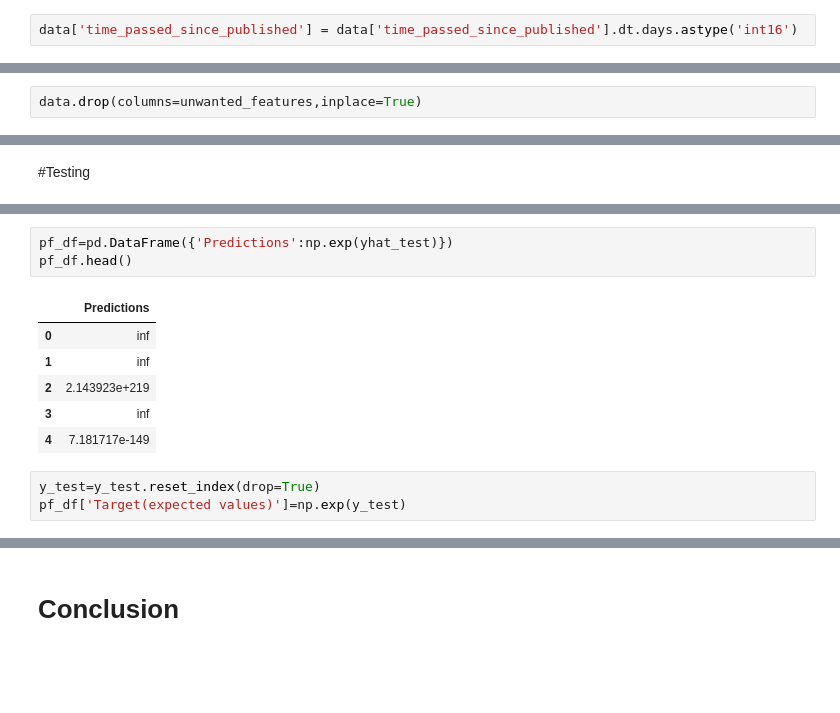
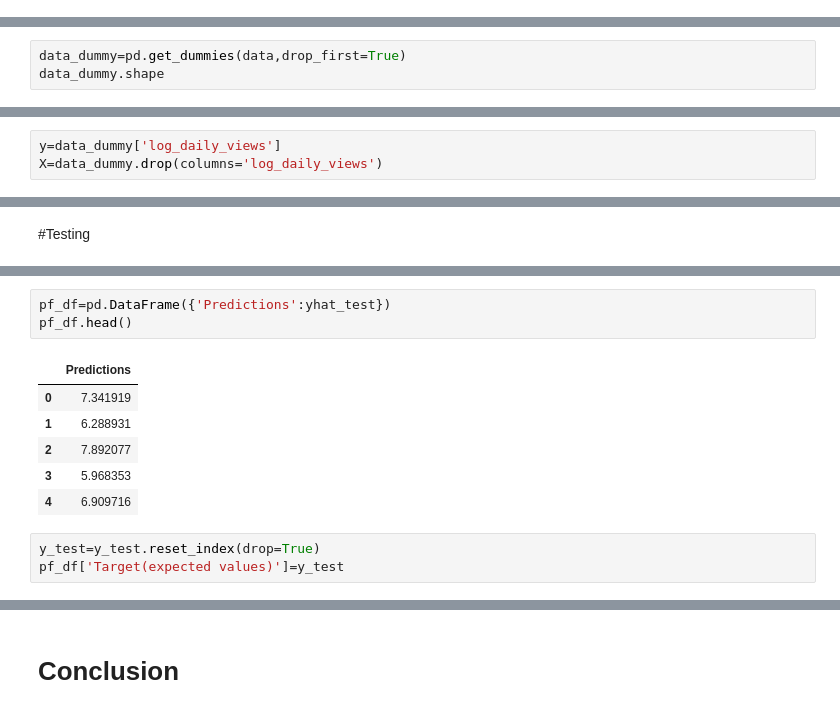
Before and after one commit to Rahul2661998/Capstone-Project-Ted-Talk-Views-Prediction-, a Jupyter notebook: Ted_Talk_Views_Predictions.ipynb, the cells around one changed output, grey strips where cells are left out. Drawn from its saved outputs; the diff is of its cells as text; blank space fills up the shorter version.

```diff
--- a/Ted_Talk_Views_Predictions.ipynb
+++ b/Ted_Talk_Views_Predictions.ipynb
@@ -520,2 +849,0 @@ data=data.dropna()
-# %%
-data['time_passed_since_published'] = data['time_passed_since_published'].dt.days.astype('int16')
@@ -530,2 +849,0 @@ unwanted_features=['talk_id', 'title', 'speaker_1', 'all_speakers', 'occupations
-# %%
-data.drop(columns=unwanted_features,inplace=True)
@@ -543,0 +866,3 @@ X.shape
+# %%
+data_dummy=pd.get_dummies(data,drop_first=True)
+data_dummy.shape
@@ -544 +871,4 @@ X.shape
+# %%
+y=data_dummy['log_daily_views']
+X=data_dummy.drop(columns='log_daily_views')
 # %%
@@ -630,16 +964,16 @@ plt.show()
 # %%
-pf_df=pd.DataFrame({'Predictions':np.exp(yhat_test)})
+pf_df=pd.DataFrame({'Predictions':yhat_test})
 pf_df.head()
 # %% [output]
 |  | Predictions |
-| 0 | inf |
-| 1 | inf |
-| 2 | 2.143923e+219 |
-| 3 | inf |
-| 4 | 7.181717e-149 |
+| 0 | 7.341919 |
+| 1 | 6.288931 |
+| 2 | 7.892077 |
+| 3 | 5.968353 |
+| 4 | 6.909716 |
 # %%
 y_test=y_test.reset_index(drop=True)
-pf_df['Target(expected values)']=np.exp(y_test)
+pf_df['Target(expected values)']=y_test
 # %%
 pf_df
 # %% [output]
```
Also changed, not shown: parts of 74 cells of this notebook.
